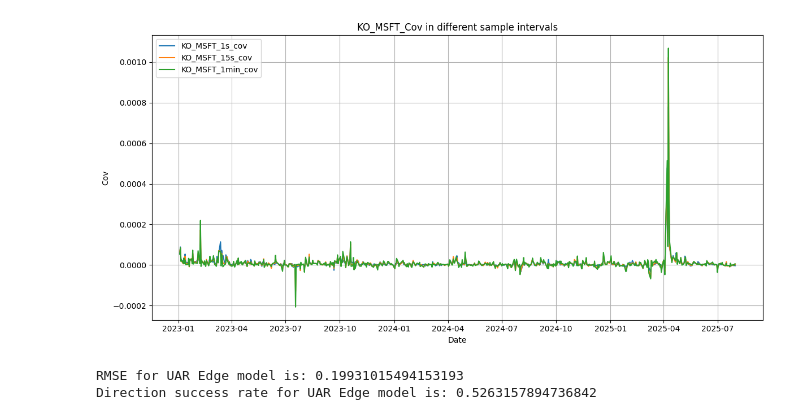
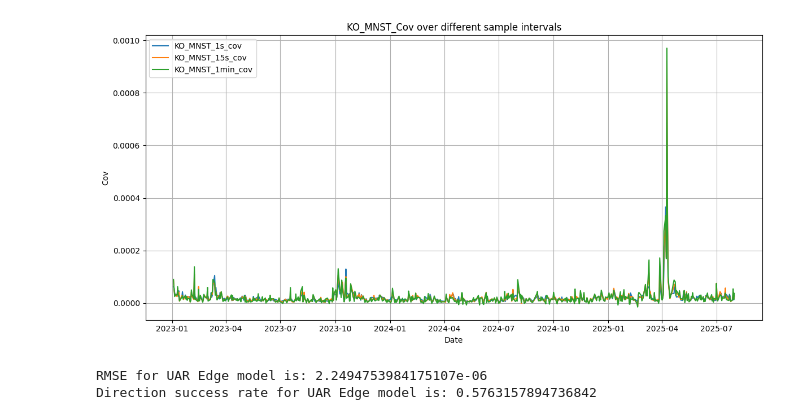
Before and after one commit to jiamingchen13/GraphOUEdge, a Jupyter notebook: Untitled.ipynb, the cells around one changed output. Cells and saved outputs as stored; diff of their text form; code cells hidden in the pictures.

```diff
--- a/Untitled.ipynb
+++ b/Untitled.ipynb
@@ -104,5 +119,5 @@ cov_data_combine = pd.concat([cov_data_1s, cov_data_15s, cov_data_1min], axis=1)
 # %%
-df = corr_data_combine[['KO_MSFT_1s_corr','KO_MSFT_15s_corr','KO_MSFT_1min_corr']]
+df = corr_data_combine[['KO_MNST_1s_corr','KO_MNST_15s_corr','KO_MNST_1min_corr']]
 plt.figure(figsize=(12, 6))
 
 for col in df.columns:
@@ -110,7 +125,7 @@ for col in df.columns:
 
 plt.xlabel("Date")
 plt.ylabel("Corr")
-plt.title("KO_MSFT_Corr in different sample intervals")
+plt.title("KO_MNST_Corr over different sample intervals")
 plt.legend()              # shows one legend entry per column
 plt.grid(True)
 plt.tight_layout()
@@ -120,19 +135,19 @@ plt.show()
 # %%
-df = cov_data_combine[['KO_MSFT_1s_cov','KO_MSFT_15s_cov','KO_MSFT_1min_cov']]
+df = cov_data_combine[['KO_MNST_1s_cov','KO_MNST_15s_cov','KO_MNST_1min_cov']]
 plt.figure(figsize=(12, 6))
 
 for col in df.columns:
     plt.plot(df.index, df[col], label=col)  # one line per column
 
 plt.xlabel("Date")
 plt.ylabel("Cov")
-plt.title("KO_MSFT_Cov in different sample intervals")
+plt.title("KO_MNST_Cov over different sample intervals")
 plt.legend()              # shows one legend entry per column
 plt.grid(True)
 plt.tight_layout()
 plt.show()
 # %% [output]
-[figure, old version]
+[figure, new version]
 # %%
 # Forecast steps
 forecast_step = 1
@@ -164,12 +178,12 @@ test_corr_data = pd.DataFrame({key: test_data[key] for key in test_data.files if
 test_Y = test_corr_data[Adj[1]].T
 test_set = sliding_window_view(test_Y, (K, forecast_step))[0]
 test_size = test_set.shape[0]
-# %%
-# Univariate AR Edge Model
-UAR_model(Y, test_set, K, test_size, forecast_step)
-# %% [output]
-RMSE for UAR Edge model is: 0.19931015494153193
-Direction success rate for UAR Edge model is: 0.5263157894736842
+# %%
+## Univariate AR Edge Model
+UAR_model(Y, test_set, K, test_size, forecast_step)
+# %% [output]
+RMSE for UAR Edge model is: 2.2494753984175107e-06
+Direction success rate for UAR Edge model is: 0.5763157894736842
 # %%
 # VAR Edge Model
 VAR_model(Y, test_set, K, test_size, forecast_step)
```
Also changed, not shown: parts of 13 cells of this notebook, 1 other file.
